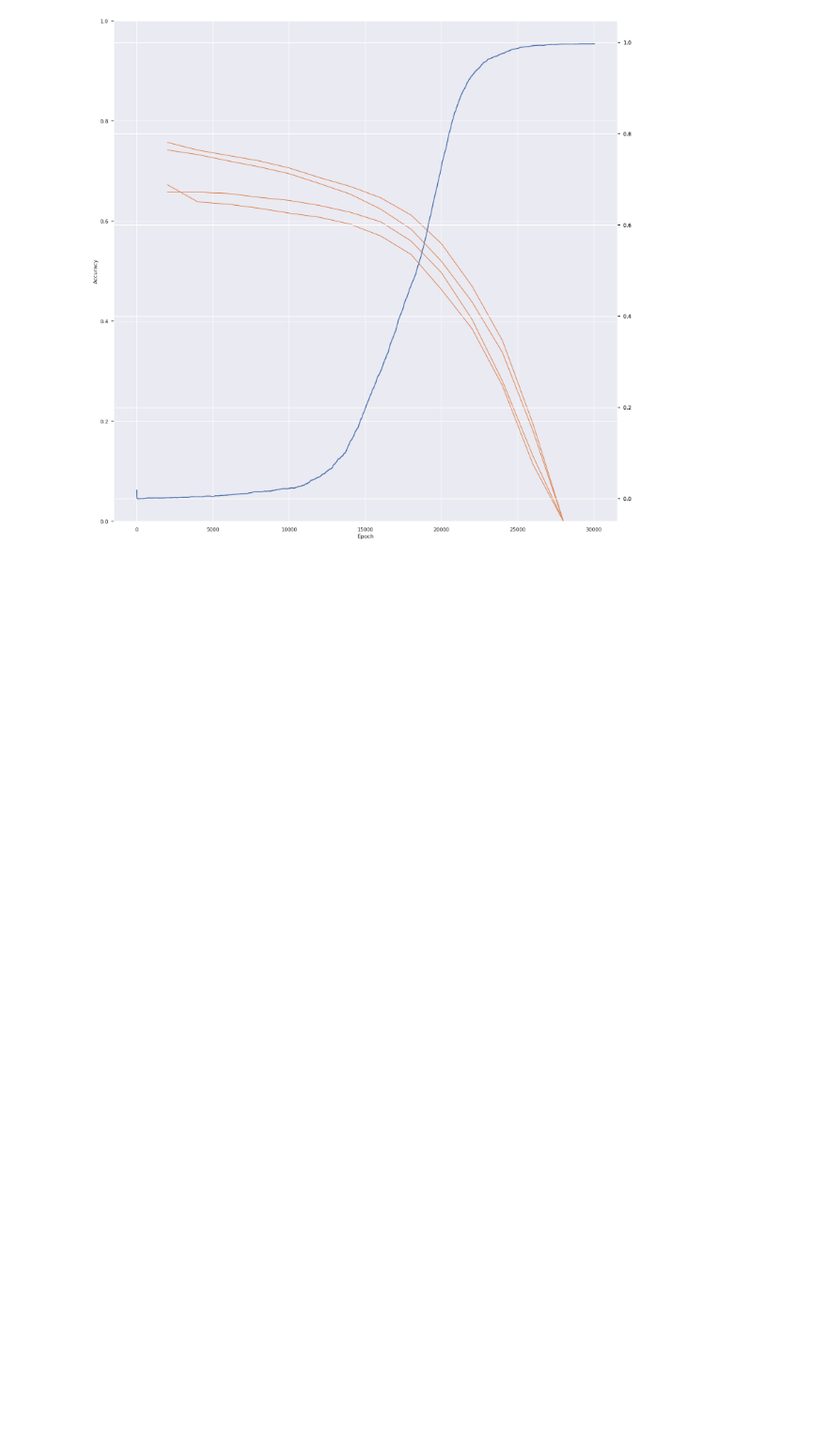
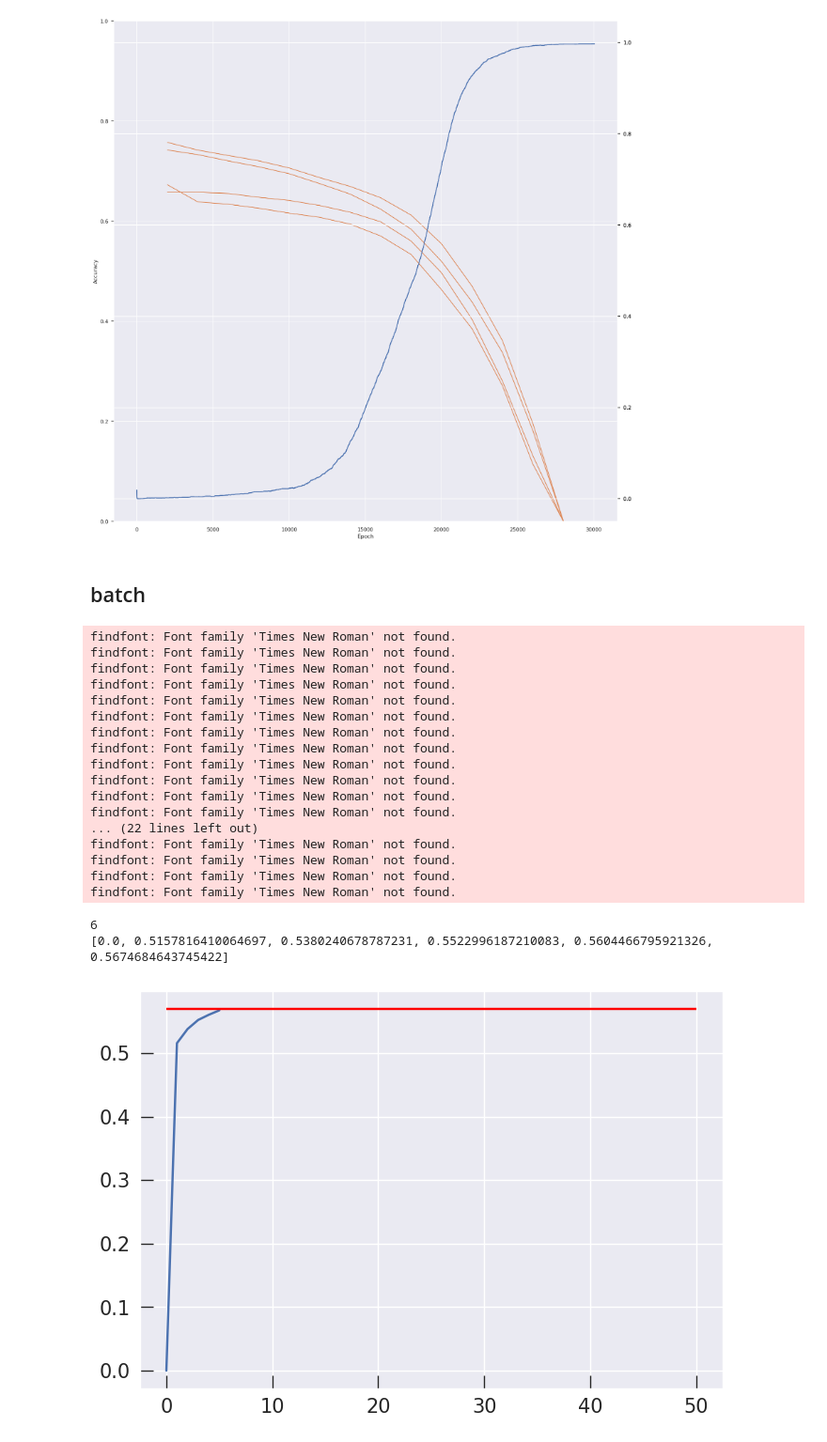
Before and after one commit to gouki510/Grokking-Tickets, a Jupyter notebook: mask_sim.ipynb, the cells around one changed output. Shown: that part at 94% size. Drawn from its saved outputs; the diff is of its cells as text; code cells hidden in the pictures; blank space fills up the shorter version.

Commit message:
add batch

```diff
--- a/mask_sim.ipynb
+++ b/mask_sim.ipynb
@@ -379,3 +573,74 @@ for i, (layer, jacard_dis) in enumerate(jaccard_distance_layer.items()):
 [figure]
 # %%
 torch.save(jaccard_distance_layer, "/home/mask_sim/jaccard_distance_layer.pth")
+# %% [markdown]
+## batch
+# %%
+config = Exp()
+jd_list = []
+for i in range(6):
+    epoch = i*200
+    model1 = OnlyMLP(num_layers=config.num_layers, d_vocab=config.d_vocab, \
+                            d_model=config.d_model, d_emb=config.d_emb, \
+                            act_type=config.act_type,  use_ln=config.use_ln, \
+                            weight_scale=config.weight_scale)
+    model1.load_state_dict(torch.load(f"/workspace/Neurips_rebuttal/batch1/WIDTH_48/{epoch}.pth")["model"])
+    model2 = OnlyMLP(num_layers=config.num_layers, d_vocab=config.d_vocab, \
+                                d_model=config.d_model, d_emb=config.d_emb, \
+                                act_type=config.act_type,  use_ln=config.use_ln, \
+                                weight_scale=config.weight_scale)
+    model2.load_state_dict(torch.load(f"/workspace/Neurips_rebuttal/batch5/WIDTH_48/{epoch}.pth")["model"])
+
+    #magnitude pruning
+    prune_rate = 0.4
+    jaccard_dis = 0
+    for layer in ["embed.W_E", "inproj.W", "outproj.W", "unembed.W_U"]:
+        W1 = model1.state_dict()[f"{layer}"]
+        W2 = model2.state_dict()[f"{layer}"]
+        score1 = torch.clone(W1.data).detach().abs_()
+        score2 = torch.clone(W2.data).detach().abs_()
+        mask1 = torch.where(score1>torch.quantile(score1, prune_rate), 1, 0)
+        mask2 = torch.where(score2>torch.quantile(score2, prune_rate), 1, 0)
+        jaccard_dis += jaccard_distance(mask1, mask2)
+
+        random_score1 = torch.randn_like(W1)
+        random_score2 = torch.randn_like(W2)
+        mask_random1 = torch.where(random_score1>torch.quantile(random_score1, prune_rate), 1, 0)
+        mask_random2 = torch.where(random_score2>torch.quantile(random_score2, prune_rate), 1, 0)
+        random_dis = jaccard_distance(mask_random1, mask_random2)
+        # jaccard_dis += jaccard_distance(mask1, mask_random)
+    jd_list.append((jaccard_dis/4).item())
+
+    # if i%10 == 0:
+        # plt.imshow(score1.numpy(), cmap=cm.jet, interpolation='nearest')
+        # plt.colorbar()
+        # plt.show()
+        # plt.imshow(score2.numpy(), cmap=cm.jet, interpolation='nearest')
+        # plt.colorbar()
+        # plt.show()
+print(len(jd_list))
+print(jd_list)
+plt.plot(jd_list)
+plt.hlines(random_dis, 0, 50, color="red")
+plt.show()
+# %% [output]
+findfont: Font family 'Times New Roman' not found.
+findfont: Font family 'Times New Roman' not found.
+findfont: Font family 'Times New Roman' not found.
+findfont: Font family 'Times New Roman' not found.
+findfont: Font family 'Times New Roman' not found.
+findfont: Font family 'Times New Roman' not found.
+findfont: Font family 'Times New Roman' not found.
+findfont: Font family 'Times New Roman' not found.
+findfont: Font family 'Times New Roman' not found.
+findfont: Font family 'Times New Roman' not found.
+findfont: Font family 'Times New Roman' not found.
+findfont: Font family 'Times New Roman' not found.
+... (22 lines left out)
+findfont: Font family 'Times New Roman' not found.
+findfont: Font family 'Times New Roman' not found.
+findfont: Font family 'Times New Roman' not found.
+findfont: Font family 'Times New Roman' not found.
+6
+[0.0, 0.5157816410064697, 0.5380240678787231, 0.5522996187210083, 0.5604466795921326, 0.5674684643745422]
+[figure, added]
```
Also changed, not shown: parts of 5 cells of this notebook, 11 other files.
